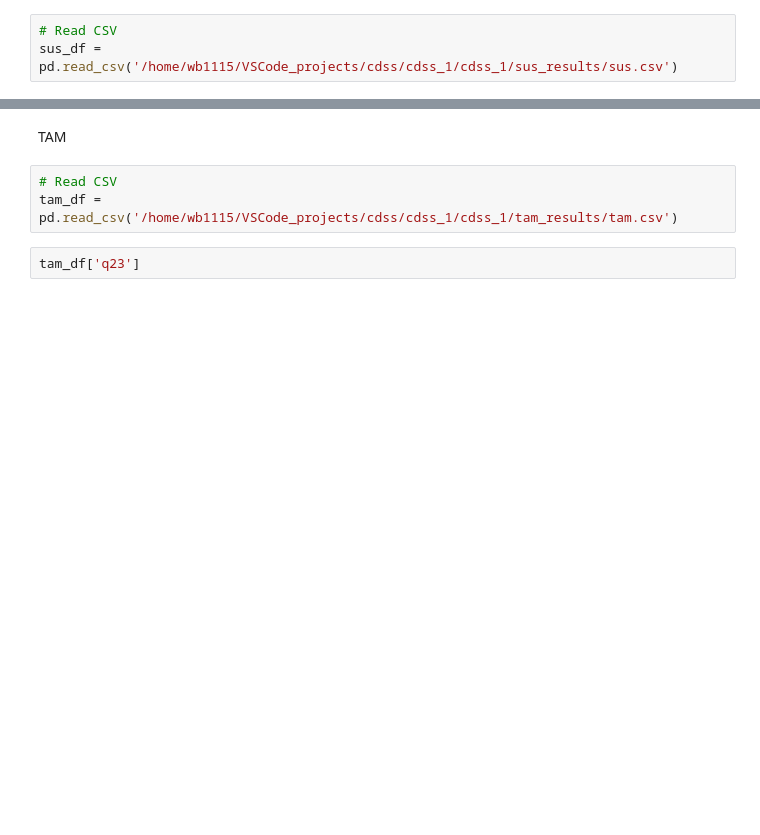
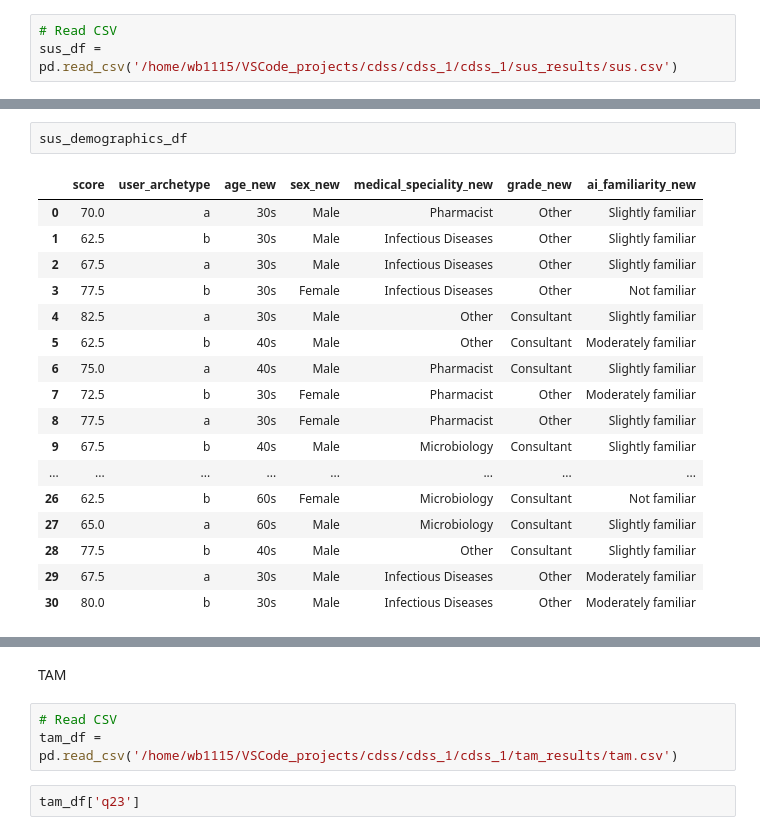
Before and after one commit to WilliamBolton/cdss_demo, a Jupyter notebook: cdss_1/cdss_1/analysis/sus_analysis.ipynb, the cells around one changed output, grey strips where cells are left out. Saved outputs shown, nothing was run; the diff lists cells and outputs as text; blank space fills up the shorter version.

```diff
--- a/cdss_1/cdss_1/analysis/sus_analysis.ipynb
+++ b/cdss_1/cdss_1/analysis/sus_analysis.ipynb
@@ -95,0 +211,20 @@ print(processed_sus_df['score'].std())
+# %%
+sus_demographics_df
+# %% [output]
+|  | score | user_archetype | age_new | sex_new | medical_speciality_new | grade_new | ai_familiarity_new |
+| 0 | 70.0 | a | 30s | Male | Pharmacist | Other | Slightly familiar |
+| 1 | 62.5 | b | 30s | Male | Infectious Diseases | Other | Slightly familiar |
+| 2 | 67.5 | a | 30s | Male | Infectious Diseases | Other | Slightly familiar |
+| 3 | 77.5 | b | 30s | Female | Infectious Diseases | Other | Not familiar |
+| 4 | 82.5 | a | 30s | Male | Other | Consultant | Slightly familiar |
+| 5 | 62.5 | b | 40s | Male | Other | Consultant | Moderately familiar |
+| 6 | 75.0 | a | 40s | Male | Pharmacist | Consultant | Slightly familiar |
+| 7 | 72.5 | b | 30s | Female | Pharmacist | Other | Moderately familiar |
+| 8 | 77.5 | a | 30s | Female | Pharmacist | Other | Slightly familiar |
+| 9 | 67.5 | b | 40s | Male | Microbiology | Consultant | Slightly familiar |
+| ... | ... | ... | ... | ... | ... | ... | ... |
+| 26 | 62.5 | b | 60s | Female | Microbiology | Consultant | Not familiar |
+| 27 | 65.0 | a | 60s | Male | Microbiology | Consultant | Slightly familiar |
+| 28 | 77.5 | b | 40s | Male | Other | Consultant | Slightly familiar |
+| 29 | 67.5 | a | 30s | Male | Infectious Diseases | Other | Moderately familiar |
+| 30 | 80.0 | b | 30s | Male | Infectious Diseases | Other | Moderately familiar |
```
Also changed, not shown: parts of 13 cells of this notebook, 10 other files.
